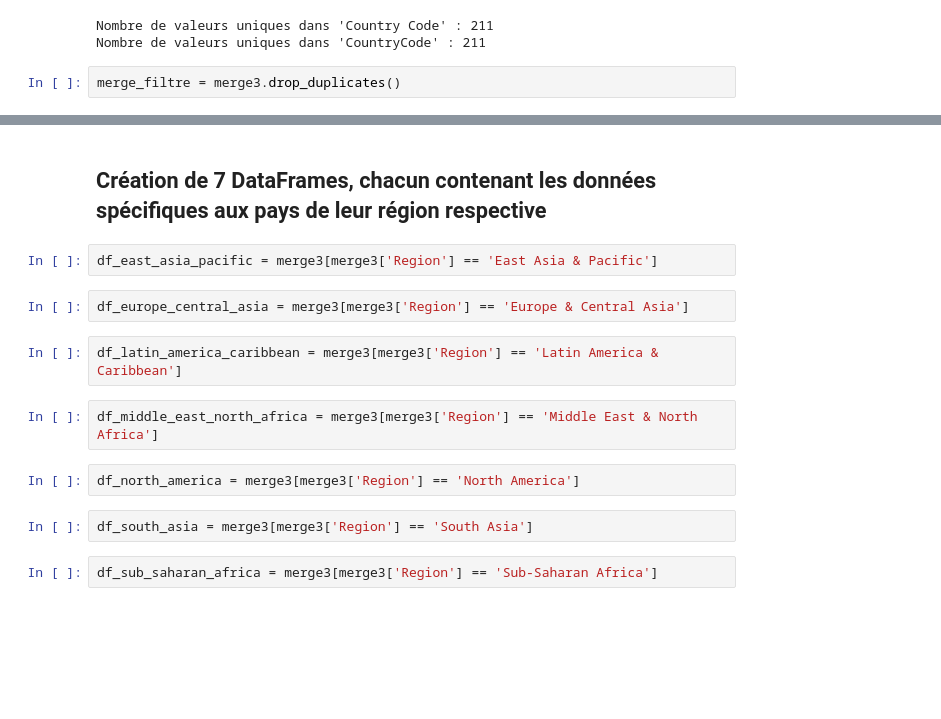
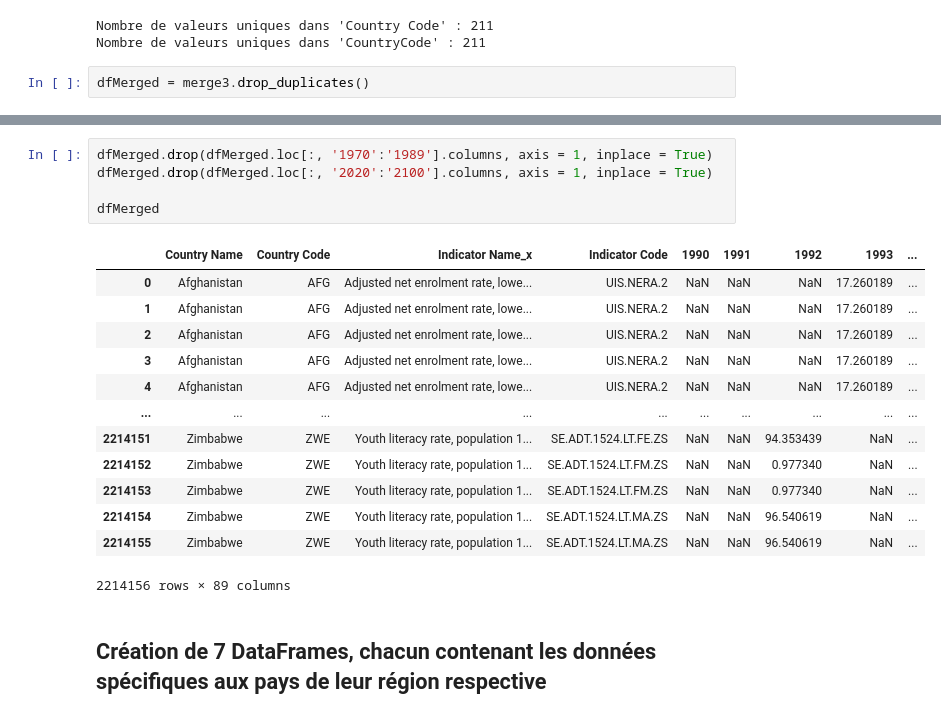
Before and after one commit to corentin5002/edStat, a Jupyter notebook: EdStats notebook.ipynb, the cells around one changed output, grey strips where cells are left out. Saved outputs shown, nothing was run; the diff lists cells and outputs as text; blank space fills up the shorter version.

```diff
--- a/EdStats notebook.ipynb
+++ b/EdStats notebook.ipynb
@@ -196,4 +230,4 @@ print("Nombre de valeurs uniques dans 'CountryCode' :", len(unique_country_codes
 Nombre de valeurs uniques dans 'Country Code' : 211
 Nombre de valeurs uniques dans 'CountryCode' : 211
 # %%
-merge_filtre = merge3.drop_duplicates()
+dfMerged = merge3.drop_duplicates()
@@ -214,16 +234,21 @@ Name: Region, Length: 2214156, dtype: object
+# %%
+dfMerged.drop(dfMerged.loc[:, '1970':'1989'].columns, axis = 1, inplace = True)
+dfMerged.drop(dfMerged.loc[:, '2020':'2100'].columns, axis = 1, inplace = True)
+
+dfMerged
+# %% [output]
+|  | Country Name | Country Code | Indicator Name_x | Indicator Code | 1990 | 1991 | 1992 | 1993 | ... |
+| 0 | Afghanistan | AFG | Adjusted net enrolment rate, lowe... | UIS.NERA.2 | NaN | NaN | NaN | 17.260189 | ... |
+| 1 | Afghanistan | AFG | Adjusted net enrolment rate, lowe... | UIS.NERA.2 | NaN | NaN | NaN | 17.260189 | ... |
+| 2 | Afghanistan | AFG | Adjusted net enrolment rate, lowe... | UIS.NERA.2 | NaN | NaN | NaN | 17.260189 | ... |
+| 3 | Afghanistan | AFG | Adjusted net enrolment rate, lowe... | UIS.NERA.2 | NaN | NaN | NaN | 17.260189 | ... |
+| 4 | Afghanistan | AFG | Adjusted net enrolment rate, lowe... | UIS.NERA.2 | NaN | NaN | NaN | 17.260189 | ... |
+| ... | ... | ... | ... | ... | ... | ... | ... | ... | ... |
+| 2214151 | Zimbabwe | ZWE | Youth literacy rate, population 1... | SE.ADT.1524.LT.FE.ZS | NaN | NaN | 94.353439 | NaN | ... |
+| 2214152 | Zimbabwe | ZWE | Youth literacy rate, population 1... | SE.ADT.1524.LT.FM.ZS | NaN | NaN | 0.977340 | NaN | ... |
+| 2214153 | Zimbabwe | ZWE | Youth literacy rate, population 1... | SE.ADT.1524.LT.FM.ZS | NaN | NaN | 0.977340 | NaN | ... |
+| 2214154 | Zimbabwe | ZWE | Youth literacy rate, population 1... | SE.ADT.1524.LT.MA.ZS | NaN | NaN | 96.540619 | NaN | ... |
+| 2214155 | Zimbabwe | ZWE | Youth literacy rate, population 1... | SE.ADT.1524.LT.MA.ZS | NaN | NaN | 96.540619 | NaN | ... |
+2214156 rows × 89 columns
 # %% [markdown]
 ## Création de 7 DataFrames, chacun contenant les données spécifiques aux pays de leur région respective
-# %%
-df_east_asia_pacific = merge3[merge3['Region'] == 'East Asia & Pacific']
-# %%
-df_europe_central_asia = merge3[merge3['Region'] == 'Europe & Central Asia']
-# %%
-df_latin_america_caribbean = merge3[merge3['Region'] == 'Latin America & Caribbean']
-# %%
-df_middle_east_north_africa = merge3[merge3['Region'] == 'Middle East & North Africa']
-# %%
-df_north_america = merge3[merge3['Region'] == 'North America']
-# %%
-df_south_asia = merge3[merge3['Region'] == 'South Asia']
-# %%
-df_sub_saharan_africa = merge3[merge3['Region'] == 'Sub-Saharan Africa']
```
Also changed, not shown: parts of 7 cells of this notebook.
